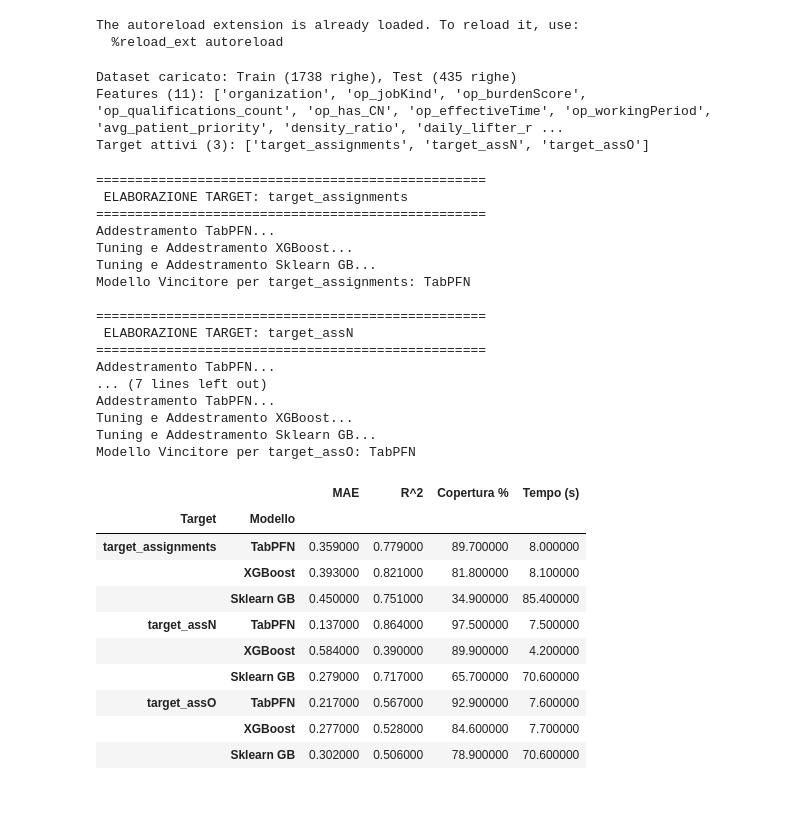
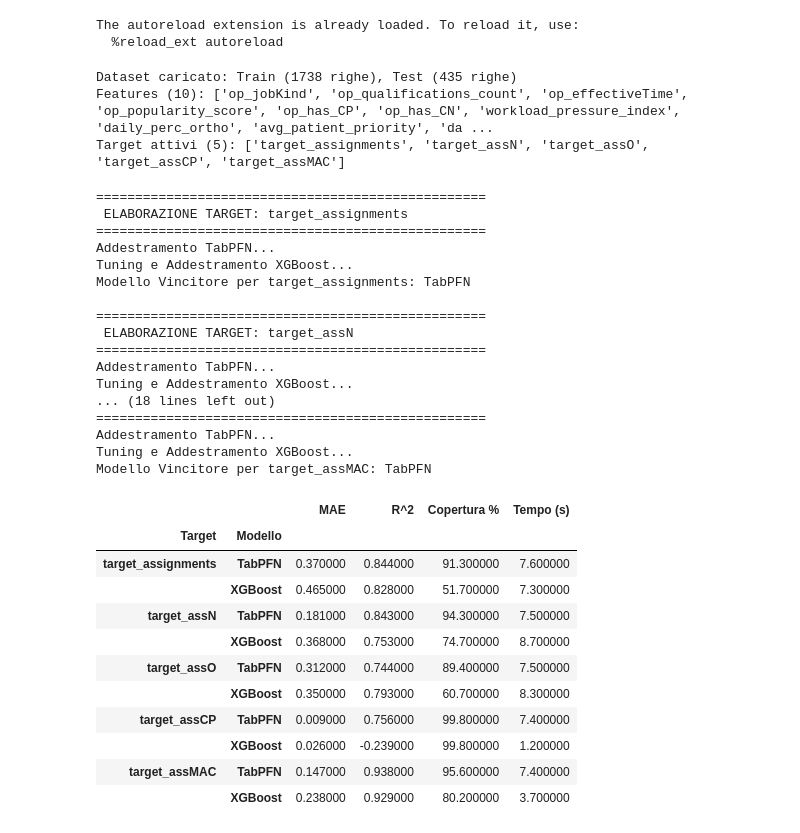
Before and after one commit to aldogioia/rehabilitation-scheduling-problem, a Jupyter notebook: notebooks/models.ipynb, the cells around one changed output. Saved outputs shown, nothing was run; the diff lists cells and outputs as text; code cells hidden in the pictures; blank space fills up the shorter version.

Commit message:
Enhance preprocessing report and data processing logic

```diff
--- a/notebooks/models.ipynb
+++ b/notebooks/models.ipynb
@@ -34,7 +34,7 @@ device = 'cpu'
 The autoreload extension is already loaded. To reload it, use:
   %reload_ext autoreload
 # %%
-def load_and_split_data_general(base_dir="data/General"):
+def load_and_split_data(base_dir="data/datasets"):
     """
     Carica il dataset unificato, separa X e y, e rileva i target attivi.
     """
@@ -66,13 +66,13 @@ def load_and_split_data_general(base_dir="data/General"):
 
     return X_train, y_train, X_test, y_test, test_ids, active_targets
 
-X_train, y_train, X_test, y_test, test_ids, active_targets = load_and_split_data_general()
+X_train, y_train, X_test, y_test, test_ids, active_targets = load_and_split_data()
 X_train_np = X_train.values.astype(np.float32)
 X_test_np  = X_test.values.astype(np.float32)
 # %% [output]
 Dataset caricato: Train (1738 righe), Test (435 righe)
-Features (11): ['organization', 'op_jobKind', 'op_burdenScore', 'op_qualifications_count', 'op_has_CN', 'op_effectiveTime', 'op_workingPeriod', 'avg_patient_priority', 'density_ratio', 'daily_lifter_r ...
-Target attivi (3): ['target_assignments', 'target_assN', 'target_assO']
+Features (10): ['op_jobKind', 'op_qualifications_count', 'op_effectiveTime', 'op_popularity_score', 'op_has_CP', 'op_has_CN', 'workload_pressure_index', 'daily_perc_ortho', 'avg_patient_priority', 'da ...
+Target attivi (5): ['target_assignments', 'target_assN', 'target_assO', 'target_assCP', 'target_assMAC']
 # %%
 def train_tabpfn_quantiles(X_tr, y_tr, X_te, n_ensemble=2, device='cpu'):
     base_model = TabPFNRegressor(n_estimators=n_ensemble, device=device, ignore_pretraining_limits=True)
@@ -188,6 +188,7 @@ for target in active_targets:
         best_model_name = "XGBoost"
         best_model_dict = {'model_type': 'XGBoost', 'q10': w_xgb[0], 'q50': w_xgb[1], 'q90': w_xgb[2]}
 
+    '''
     # --- 3. Sklearn GB (con Tuning) ---
     print("Tuning e Addestramento Sklearn GB...")
     t0 = time.time()
@@ -200,56 +201,59 @@ for target in active_targets:
         best_mae = mae_sk
         best_model_name = "Sklearn_GB"
         best_model_dict = {'model_type': 'Sklearn_GB', 'q10': w_sk[0], 'q50': w_sk[1], 'q90': w_sk[2]}
+    '''
 
     # Salvataggio Metriche
     comparison_results.extend([
         {'Target': target, 'Modello': 'TabPFN', 'MAE': mae_tab, 'R^2': r2_tab, 'Copertura %': cov_tab, 'Tempo (s)': round(t_tab, 1)},
         {'Target': target, 'Modello': 'XGBoost', 'MAE': mae_xgb, 'R^2': r2_xgb, 'Copertura %': cov_xgb, 'Tempo (s)': round(t_xgb, 1)},
-        {'Target': target, 'Modello': 'Sklearn GB', 'MAE': mae_sk, 'R^2': r2_sk, 'Copertura %': cov_sk, 'Tempo (s)': round(t_sk, 1)}
     ])
+
+    # {'Target': target, 'Modello': 'Sklearn GB', 'MAE': mae_sk, 'R^2': r2_sk, 'Copertura %': cov_sk, 'Tempo (s)': round(t_sk, 1)}
 
     # SALVATAGGIO SOLO DEL MODELLO MIGLIORE
     model_save_path = os.path.join(model_dir, f"best_model_{target}.pkl")
     joblib.dump(best_model_dict, model_save_path)
     print(f"Modello Vincitore per {target}: {best_model_name}")
 
     gc.collect()
 
 # Display del Benchmark Finale
 from IPython.display import display
 df_compare = pd.DataFrame(comparison_results)
 df_compare = df_compare.set_index(['Target', 'Modello'])
 
 styled_compare = df_compare.style.background_gradient(subset=['MAE'], cmap='RdYlGn_r')\
                                  .background_gradient(subset=['R^2'], cmap='RdYlGn')\
                                  .background_gradient(subset=['Copertura %'], cmap='Blues')
 display(styled_compare)
 # %% [output]
 ==================================================
  ELABORAZIONE TARGET: target_assignments
 ==================================================
 Addestramento TabPFN...
 Tuning e Addestramento XGBoost...
-Tuning e Addestramento Sklearn GB...
 Modello Vincitore per target_assignments: TabPFN
 
 ==================================================
  ELABORAZIONE TARGET: target_assN
 ==================================================
 Addestramento TabPFN...
-... (7 lines left out)
+Tuning e Addestramento XGBoost...
+... (18 lines left out)
+==================================================
 Addestramento TabPFN...
 Tuning e Addestramento XGBoost...
-Tuning e Addestramento Sklearn GB...
-Modello Vincitore per target_assO: TabPFN
+Modello Vincitore per target_assMAC: TabPFN
 |  |  | MAE | R^2 | Copertura % | Tempo (s) |
 | Target | Modello |  |  |  |  |
-| target_assignments | TabPFN | 0.359000 | 0.779000 | 89.700000 | 8.000000 |
-|  | XGBoost | 0.393000 | 0.821000 | 81.800000 | 8.100000 |
-|  | Sklearn GB | 0.450000 | 0.751000 | 34.900000 | 85.400000 |
-| target_assN | TabPFN | 0.137000 | 0.864000 | 97.500000 | 7.500000 |
-|  | XGBoost | 0.584000 | 0.390000 | 89.900000 | 4.200000 |
-|  | Sklearn GB | 0.279000 | 0.717000 | 65.700000 | 70.600000 |
-| target_assO | TabPFN | 0.217000 | 0.567000 | 92.900000 | 7.600000 |
-|  | XGBoost | 0.277000 | 0.528000 | 84.600000 | 7.700000 |
-|  | Sklearn GB | 0.302000 | 0.506000 | 78.900000 | 70.600000 |
+| target_assignments | TabPFN | 0.370000 | 0.844000 | 91.300000 | 7.600000 |
+|  | XGBoost | 0.465000 | 0.828000 | 51.700000 | 7.300000 |
+| target_assN | TabPFN | 0.181000 | 0.843000 | 94.300000 | 7.500000 |
+|  | XGBoost | 0.368000 | 0.753000 | 74.700000 | 8.700000 |
+| target_assO | TabPFN | 0.312000 | 0.744000 | 89.400000 | 7.500000 |
+|  | XGBoost | 0.350000 | 0.793000 | 60.700000 | 8.300000 |
+| target_assCP | TabPFN | 0.009000 | 0.756000 | 99.800000 | 7.400000 |
+|  | XGBoost | 0.026000 | -0.239000 | 99.800000 | 1.200000 |
+| target_assMAC | TabPFN | 0.147000 | 0.938000 | 95.600000 | 7.400000 |
+|  | XGBoost | 0.238000 | 0.929000 | 80.200000 | 3.700000 |
```
Also changed, not shown: 19 other files.
